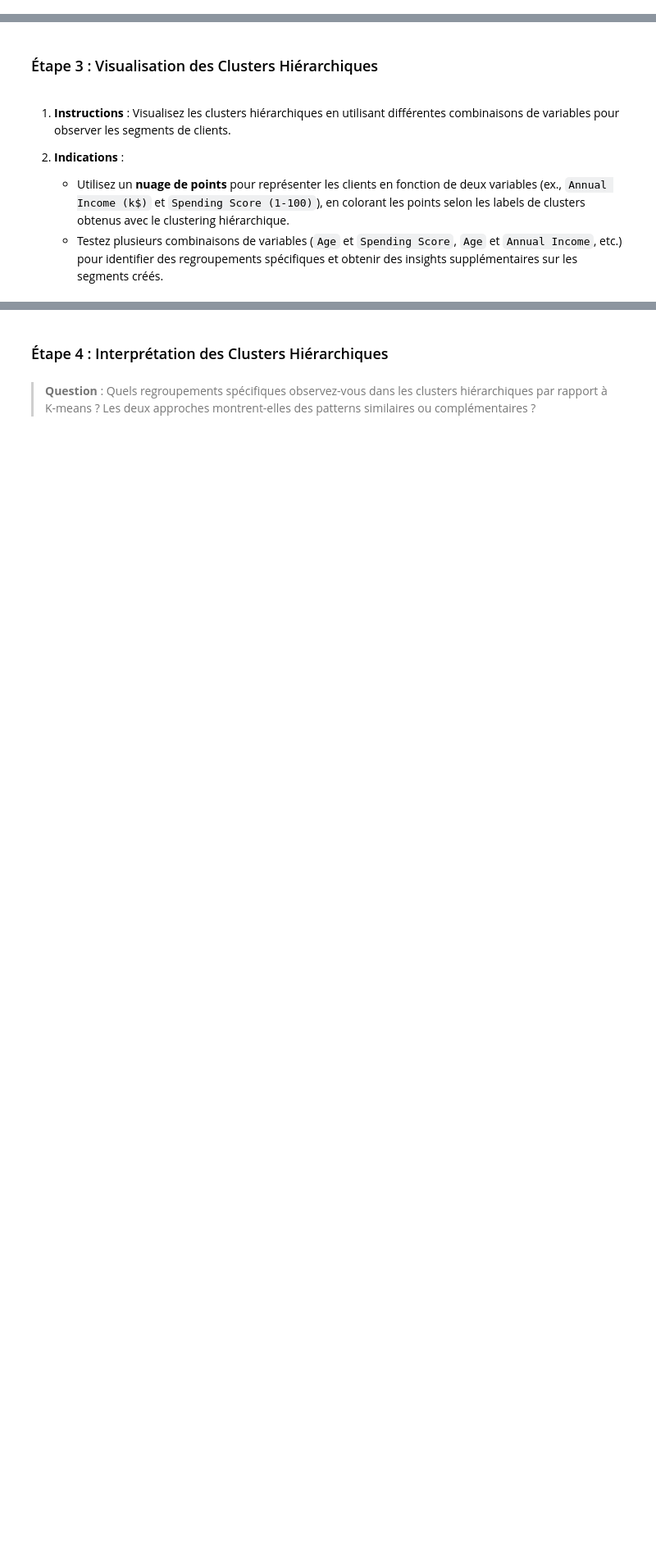
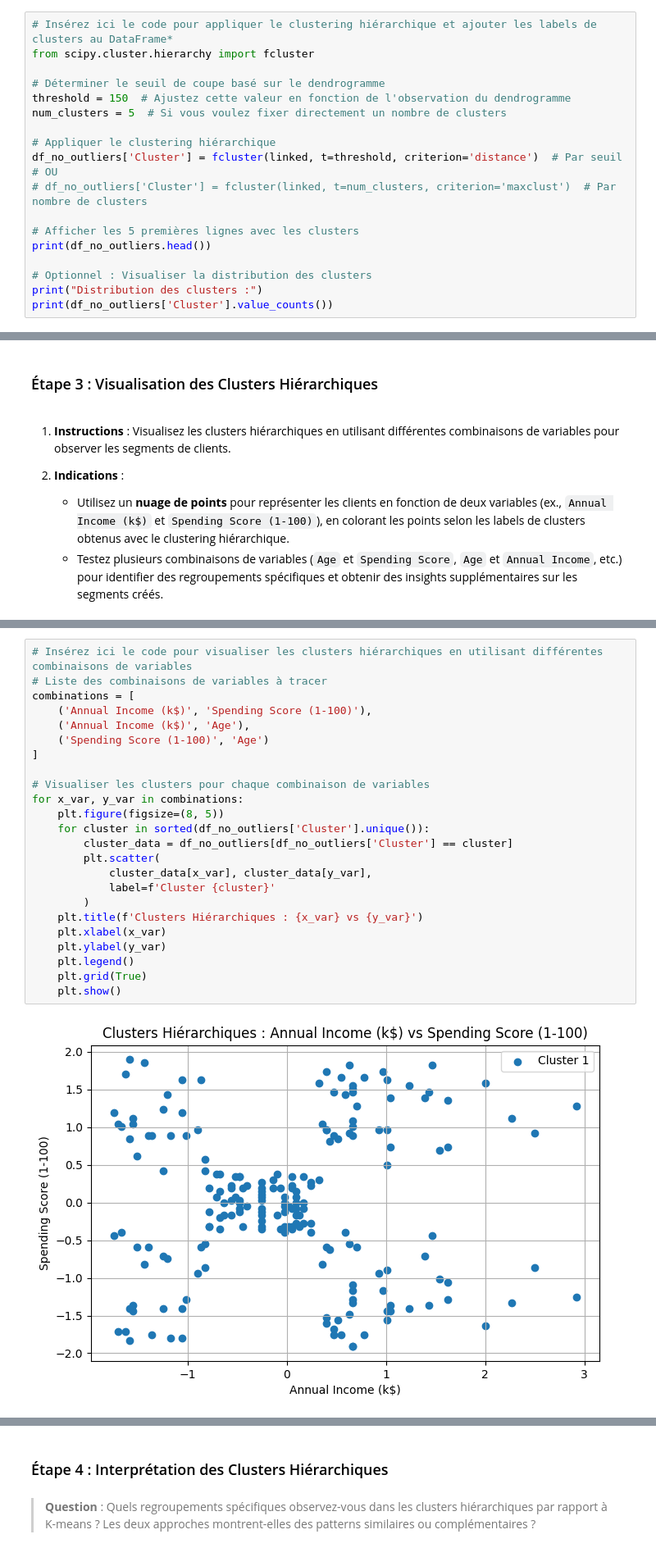
Before and after one commit to axgervais/AI-Python, a Jupyter notebook: A_03_1_Apprentissage_Non_Supervisé.ipynb, the cells around one changed output, grey strips where cells are left out. Shown at 82% size. Cells and saved outputs as stored; diff of their text form; blank space fills up the shorter version.

```diff
--- a/A_03_1_Apprentissage_Non_Supervisé.ipynb
+++ b/A_03_1_Apprentissage_Non_Supervisé.ipynb
@@ -638,0 +760,19 @@ Nous utiliserons ici la méthode **agglomérative**, la plus populaire, qui perm
+# %%
+# Insérez ici le code pour appliquer le clustering hiérarchique et ajouter les labels de clusters au DataFrame*
+from scipy.cluster.hierarchy import fcluster
+
+# Déterminer le seuil de coupe basé sur le dendrogramme
+threshold = 150  # Ajustez cette valeur en fonction de l'observation du dendrogramme
+num_clusters = 5  # Si vous voulez fixer directement un nombre de clusters
+
+# Appliquer le clustering hiérarchique
+df_no_outliers['Cluster'] = fcluster(linked, t=threshold, criterion='distance')  # Par seuil
+# OU
+# df_no_outliers['Cluster'] = fcluster(linked, t=num_clusters, criterion='maxclust')  # Par nombre de clusters
+
+# Afficher les 5 premières lignes avec les clusters
+print(df_no_outliers.head())
+
+# Optionnel : Visualiser la distribution des clusters
+print("Distribution des clusters :")
+print(df_no_outliers['Cluster'].value_counts())
@@ -650,0 +800,26 @@ Nous utiliserons ici la méthode **agglomérative**, la plus populaire, qui perm
+# %%
+# Insérez ici le code pour visualiser les clusters hiérarchiques en utilisant différentes combinaisons de variables
+# Liste des combinaisons de variables à tracer
+combinations = [
+    ('Annual Income (k$)', 'Spending Score (1-100)'),
+    ('Annual Income (k$)', 'Age'),
+    ('Spending Score (1-100)', 'Age')
+]
+
+# Visualiser les clusters pour chaque combinaison de variables
+for x_var, y_var in combinations:
+    plt.figure(figsize=(8, 5))
+    for cluster in sorted(df_no_outliers['Cluster'].unique()):
+        cluster_data = df_no_outliers[df_no_outliers['Cluster'] == cluster]
+        plt.scatter(
+            cluster_data[x_var], cluster_data[y_var],
+            label=f'Cluster {cluster}'
+        )
+    plt.title(f'Clusters Hiérarchiques : {x_var} vs {y_var}')
+    plt.xlabel(x_var)
+    plt.ylabel(y_var)
+    plt.legend()
+    plt.grid(True)
+    plt.show()
+# %% [output]
+[figure, added]
```
Also changed, not shown: parts of 24 cells of this notebook.
